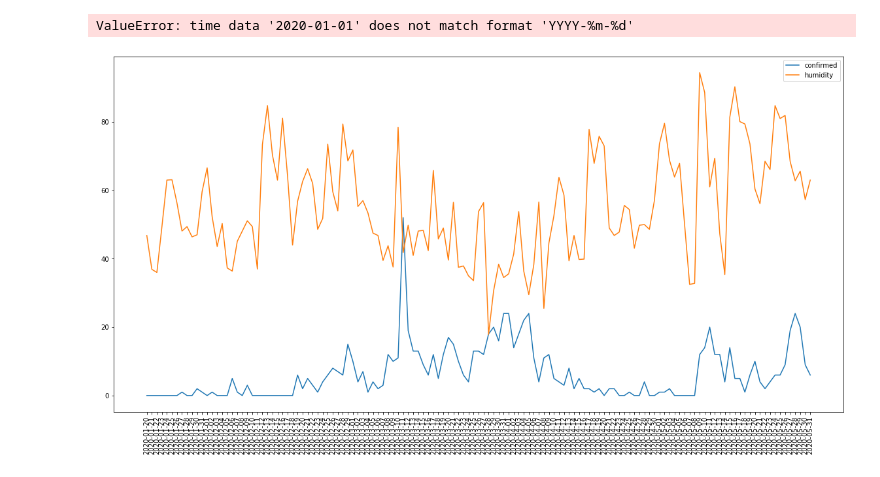
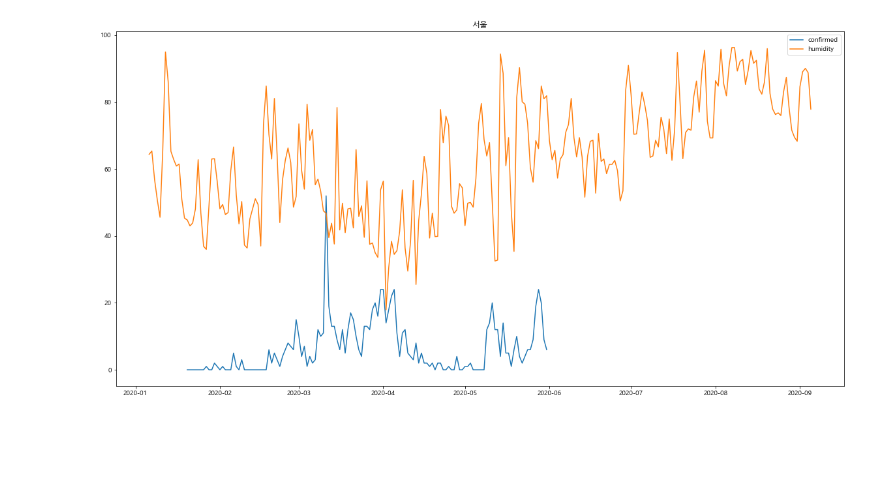
Before and after one commit to leeisack/project_AI_AMONG_US, a Jupyter notebook: sia_proj/corona.ipynb, the cells around one changed output. Cells and saved outputs as stored; diff of their text form; code cells hidden in the pictures; blank space fills up the shorter version.

```diff
--- a/sia_proj/corona.ipynb
+++ b/sia_proj/corona.ipynb
@@ -47,11 +36,12 @@ Name: avg_relative_humidity, Length: 100, dtype: float64
 # %%
 confirmed_df = confirmed_df.loc[:, ['date', 'province', 'confirmed']]
+print(seoul_confirmed.head())
 seoul_confirmed = confirmed_df[['date', 'confirmed']][confirmed_df['province'] == 'Seoul']
-seoul_confirmed = seoul_confirmed.reset_index(drop=True)
-seoul_confirmed.head()
+seoul_confirmed = seoul_confirmed.reset_index()
 
 for i in range(len(seoul_confirmed)-1, 1, -1):
     seoul_confirmed['confirmed'][i] = seoul_confirmed['confirmed'][i] - seoul_confirmed['confirmed'][i-1]
 
-seoul_confirmed.tail()
+seoul_confirmed['date'] = pd.to_datetime(seoul_confirmed['date'])
+seoul_confirmed.head()
 # %% [output]
@@ -68,3 +64,7 @@ See the caveats in the documentation: https://pandas.pydata.org/pandas-docs/stab
 # %%
 seoul_humidity = weather_df[['date', 'avg_relative_humidity']][weather_df['province'] == 'Seoul']
 seoul_humidity = seoul_humidity.reset_index(drop=True)
+
+seoul_humidity2 = weather_df2[['date', 'avg_relative_humidity']][weather_df2['province'] == 'Seoul']
+seoul_humidity2 = seoul_humidity2.reset_index(drop=True)
+seoul_humidity2
@@ -71,20 +85,25 @@ seoul_humidity = seoul_humidity.reset_index(drop=True)
-# %%
-from datetime import datetime, timedelta
-
-for i in range(len(seoul_humidity)):
-    date = datetime.strptime(seoul_humidity['date'][i], 'YYYY-%m-%d')
-    date += timedelta(days=5)
-    seoul_humidity['date'][i] = date
-# %% [output]
-ValueError: time data '2020-01-01' does not match format 'YYYY-%m-%d'
+# %%
+seoul_humidity['date'] = pd.to_datetime(seoul_humidity['date'])
+seoul_humidity2['date'] = pd.to_datetime(seoul_humidity2['date'])
+# print(seoul_humidity['date'].dtype)
+
+seoul_humidity['date'] = seoul_humidity['date'] + pd.DateOffset(days = 5)
+seoul_humidity.head()
+seoul_humidity2['date'] = seoul_humidity2['date'] + pd.DateOffset(days = 5)
+seoul_humidity2.head()
+
+seoul_humidity = pd.concat([seoul_humidity, seoul_humidity2])
 # %%
 import matplotlib.pyplot as plt
+from matplotlib import font_manager, rc
 
-# plt.rcParams["figure.figsize"] = (20, 10)
+font_name = font_manager.FontProperties(fname="c:/Windows/Fonts/malgun.ttf").get_name()
+rc('font', family=font_name)
+
 plt.plot(seoul_confirmed['date'], seoul_confirmed['confirmed'], label='confirmed')
-plt.plot(seoul['date'], seoul['avg_relative_humidity'], label = 'humidity')
-plt.xticks(rotation = 90)
+plt.plot(seoul_humidity['date'], seoul_humidity['avg_relative_humidity'], label = 'humidity')
+plt.title("서울")
 plt.legend()
 plt.show()
 # %% [output]
-[figure, old version]
+[figure, new version]
```
Also changed, not shown: parts of 5 cells of this notebook.
